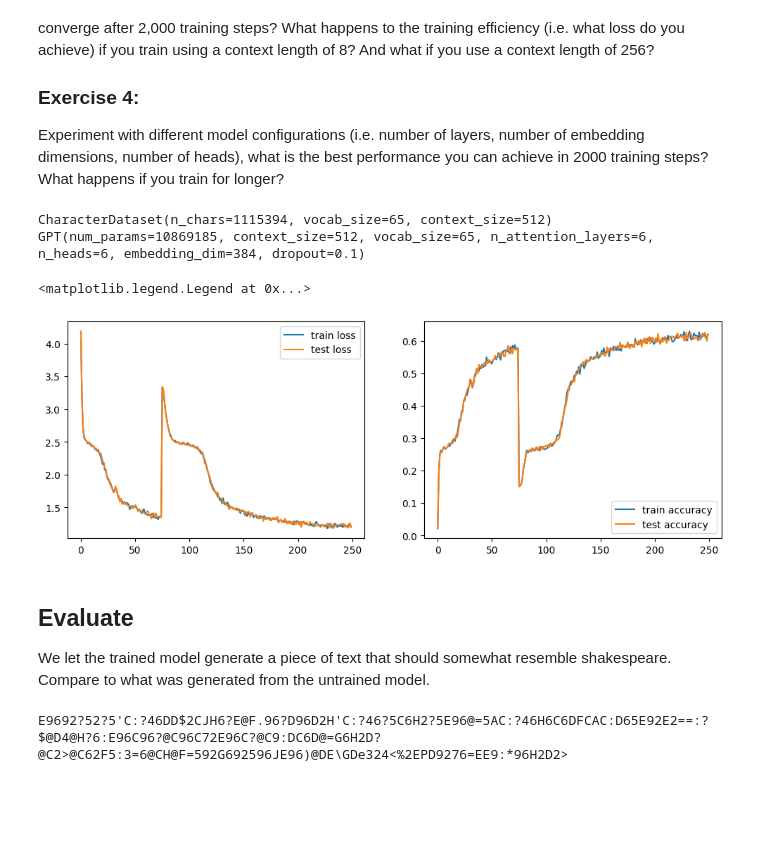
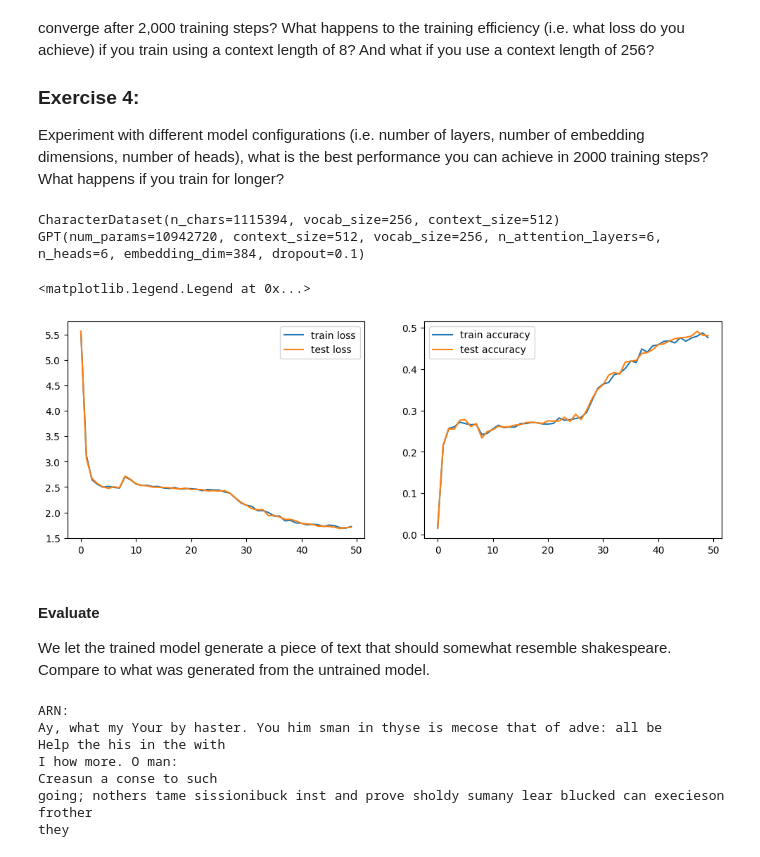
Before and after one commit to holmrenser/deep_learning, a Jupyter notebook: D2_GPT.ipynb, the cells around one changed output. Drawn from its saved outputs; the diff is of its cells as text; code cells hidden in the pictures; blank space fills up the shorter version.

```diff
--- a/D2_GPT.ipynb
+++ b/D2_GPT.ipynb
@@ -301,7 +301,7 @@ class GPT(nn.Module):
         if prompt is None:
             tokens = torch.zeros(1, dtype=torch.long, device=device)
         else:
-            tokens = self.tokenizer.encode(prompt)
+            tokens = torch.tensor(self.tokenizer.encode(prompt), dtype=torch.long, device=device)
 
         for _ in trange(sample_length, desc='Sampling'):
             logits,_,_ = self(tokens[-self.context_size:][None])
@@ -314,12 +314,10 @@ class GPT(nn.Module):
         tokens = tokens.tolist() # move from tensor on gpu to list on cpu
         return self.tokenizer.decode(tokens)
 
-
-#model = GPT(context_size=dataset.context_size, vocab_size=dataset.tokenizer.vocab_size)
-#print(dataset)
-#print(model)
-#sample = model.generate()
-#print(dataset.tokenizer.decode(sample))
-model = GPT.load_pretrained(filename='./war_peace_plain.model.pkl')
-model.generate()
+tokenizer = CharacterTokenizer()
+model = GPT(context_size=dataset.context_size, tokenizer=tokenizer)
+print(dataset)
+print(model)
+sample = model.generate()
+print(sample)
 # %% [output]
@@ -327,5 +328,3 @@ model.generate()
-# %%
-model = GPT.load_pretrained(filename='./war_peace_plain.model.pkl')
 # %% [markdown]
 ## Training
 We train with the AdamW optimizer for 1000 steps, calculate the loss and accuracy for train and test data, and log every 20 steps.
@@ -336,7 +335,7 @@ Use the codeblock below to train a GPT on the shakespeare dataset using the prov
 ### Exercise 4:
 Experiment with different model configurations (i.e. number of layers, number of embedding dimensions, number of heads), what is the best performance you can achieve in 2000 training steps? What happens if you train for longer?
 # %%
-train_steps = 10_000
+train_steps = 1_000
 batch_size = 32
 context_size = 512
 n_layers = 6
@@ -346,11 +345,12 @@ learning_rate = 1e-3
 train_fraction = 0.9
 dropout = 0.1
 
+tokenizer = CharacterTokenizer()
+
 dataset = CharacterDataset.from_textfile('./input.txt', context_size=context_size)
 print(dataset)
 
-model = GPT(context_size=dataset.context_size, vocab_size=dataset.tokenizer.vocab_size, n_layers=n_layers, embedding_dim=embedding_dim, n_heads=n_heads, dropout=dropout)
-# model = torch.compile(model)
+model = GPT(context_size=context_size, tokenizer=tokenizer, n_layers=n_layers, embedding_dim=embedding_dim, n_heads=n_heads, dropout=dropout)
 print(model)
 
 model.to(DEVICE)
@@ -383,33 +383,33 @@ for i, (train_x, train_y) in enumerate(tqdm(train_dataloader)):
     # forward the model
     _,train_loss,train_accuracy = model(train_x.to(DEVICE), train_y.to(DEVICE))
 
     # save losses on train and test every 20 iterations
     if i % 20 == 0:
         train_losses.append(train_loss.item())
         train_accuracies.append(train_accuracy.item())
         test_x, test_y = next(test_dataloader)
         _,test_loss,test_accuracy = model(test_x.to(DEVICE), test_y.to(DEVICE))
         test_losses.append(test_loss.item())
         test_accuracies.append(test_accuracy.item())
 
     # backprop and update the parameters
     model.zero_grad(set_to_none=True)
     train_loss.backward()
 
     # Prevent gradients from becoming too large
     torch.nn.utils.clip_grad_norm_(model.parameters(), 1.0)
     optimizer.step()
     scheduler.step()
 
 fig,[ax1, ax2] = plt.subplots(ncols=2, figsize=(12,4))
 ax1.plot(train_losses, label='train loss')
 ax1.plot(test_losses, label='test loss')
 ax1.legend()
 ax2.plot(train_accuracies, label='train accuracy')
 ax2.plot(test_accuracies, label='test accuracy')
 ax2.legend()
 # %% [output]
-CharacterDataset(n_chars=1115394, vocab_size=65, context_size=512)
-GPT(num_params=10869185, context_size=512, vocab_size=65, n_attention_layers=6, n_heads=6, embedding_dim=384, dropout=0.1)
+CharacterDataset(n_chars=1115394, vocab_size=256, context_size=512)
+GPT(num_params=10942720, context_size=512, vocab_size=256, n_attention_layers=6, n_heads=6, embedding_dim=384, dropout=0.1)
 <matplotlib.legend.Legend at 0x...>
-[figure, old version]
+[figure, new version]
@@ -418,9 +416,15 @@ model.save()
 # %% [markdown]
-## Evaluate
+#### Evaluate
 We let the trained model generate a piece of text that should somewhat resemble shakespeare. Compare to what was generated from the untrained model.
 # %%
 model.eval()
 sample = model.generate()
 print(sample)
 # %% [output]
-E9692?52?5'C:?46DD$2CJH6?E@F.96?D96D2H'C:?46?5C6H2?5E96@=5AC:?46H6C6DFCAC:D65E92E2==:?$@D4@H?6:E96C96?@C96C72E96C?@C9:DC6D@=G6H2D?@C2>@C62F5:3=6@CH@F=592G692596JE96)@DE\GDe324<%2EPD9276=EE9:*96H2D2>
+ARN:
+Ay, what my Your by haster. You him sman in thyse is mecose that of adve: all be
+Help the his in the with
+I how more. O man:
+Creasun a conse to such
+going; nothers tame sissionibuck inst and prove sholdy sumany lear blucked can execieson frother
+they
```
Also changed, not shown: parts of 6 cells of this notebook, 1 other file.
